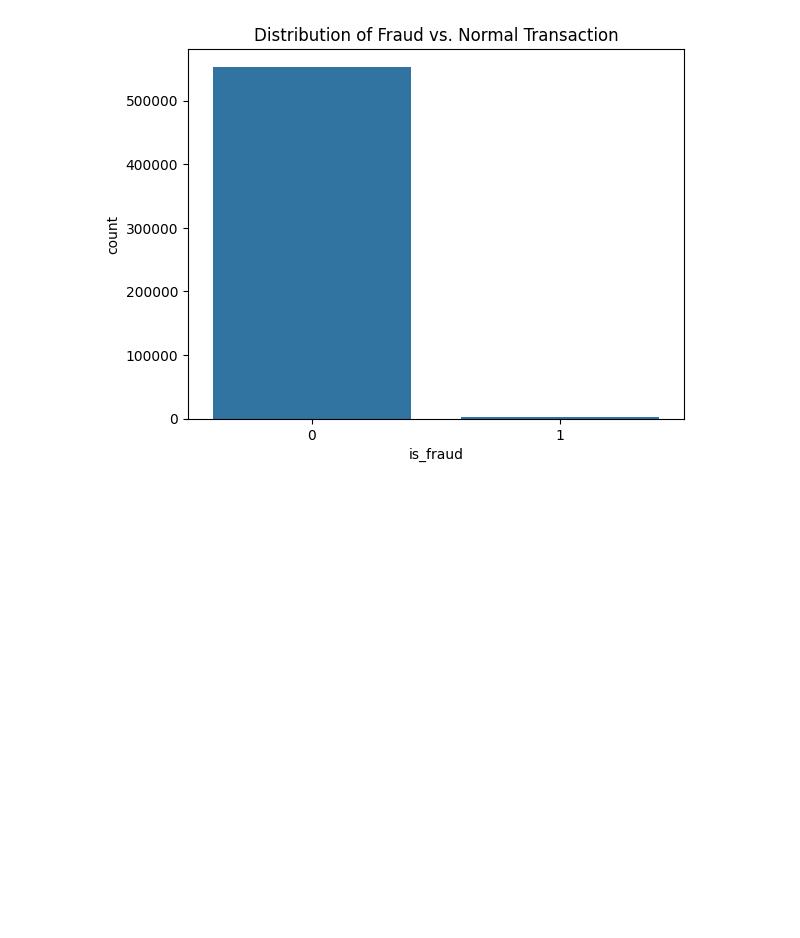
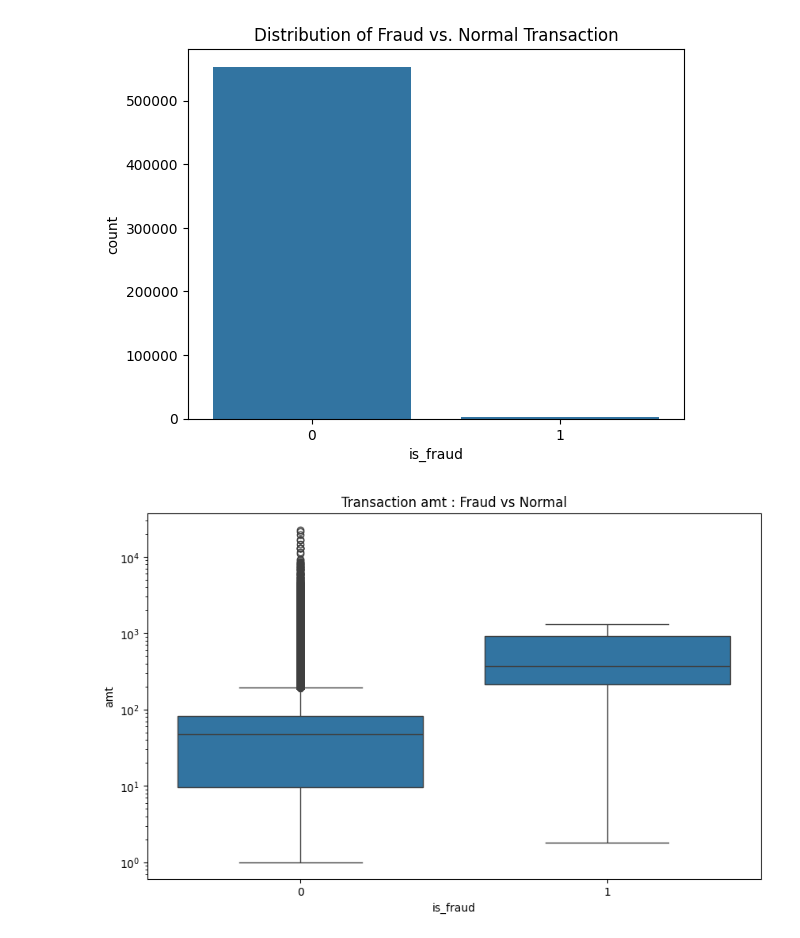
Before and after one commit to radhakrishnanganapathy/RTFDTPM, a Jupyter notebook: notebook/LoadData.ipynb, the cells around one changed output. Cells and saved outputs as stored; diff of their text form; code cells hidden in the pictures; blank space fills up the shorter version.

```diff
--- a/notebook/LoadData.ipynb
+++ b/notebook/LoadData.ipynb
@@ -104,3 +110,12 @@ plt.title("Distribution of Fraud vs. Normal Transaction")
 plt.show()
 # %% [output]
 [figure]
+# %%
+# 2. Transaction Amount Analysis
+plt.figure(figsize=(10,6))
+sns.boxplot(x='is_fraud', y='amt', data=df)
+plt.title('Transaction amt : Fraud vs Normal')
+plt.yscale('log')
+plt.show()
+# %% [output]
+[figure, added]
```
Also changed, not shown: parts of 8 cells of this notebook.
